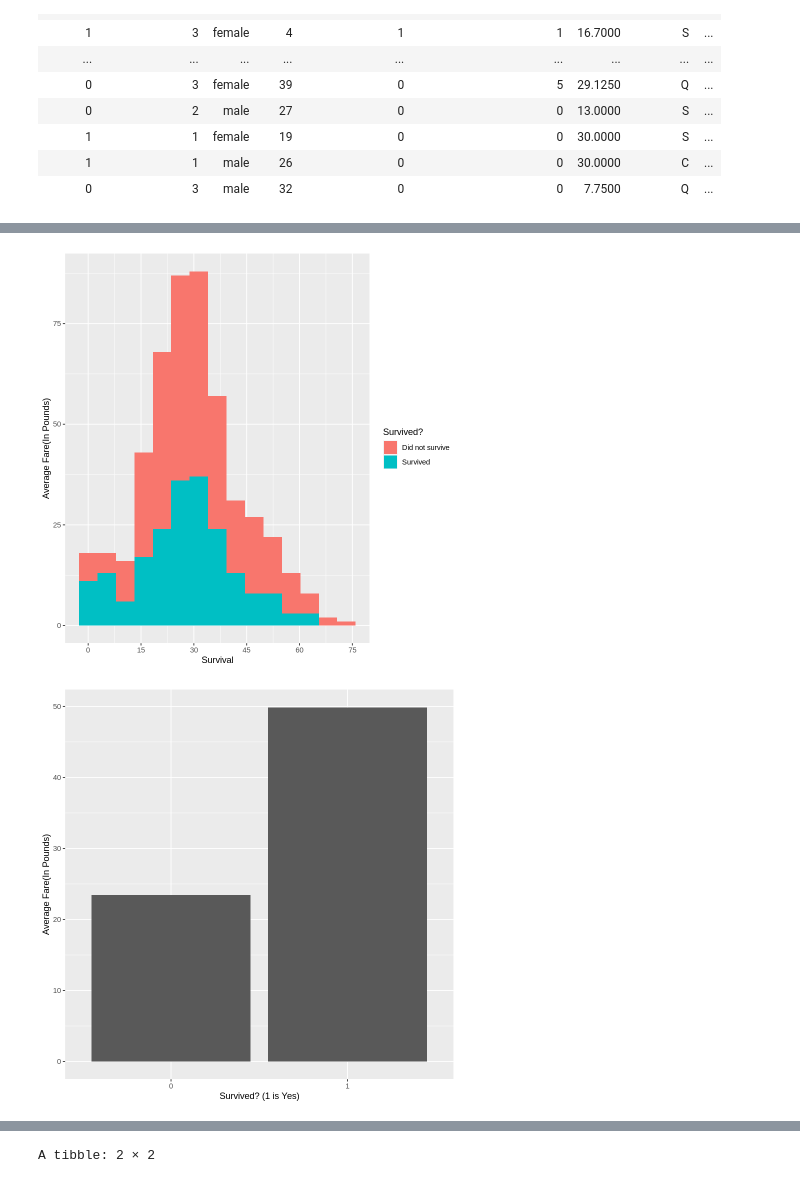
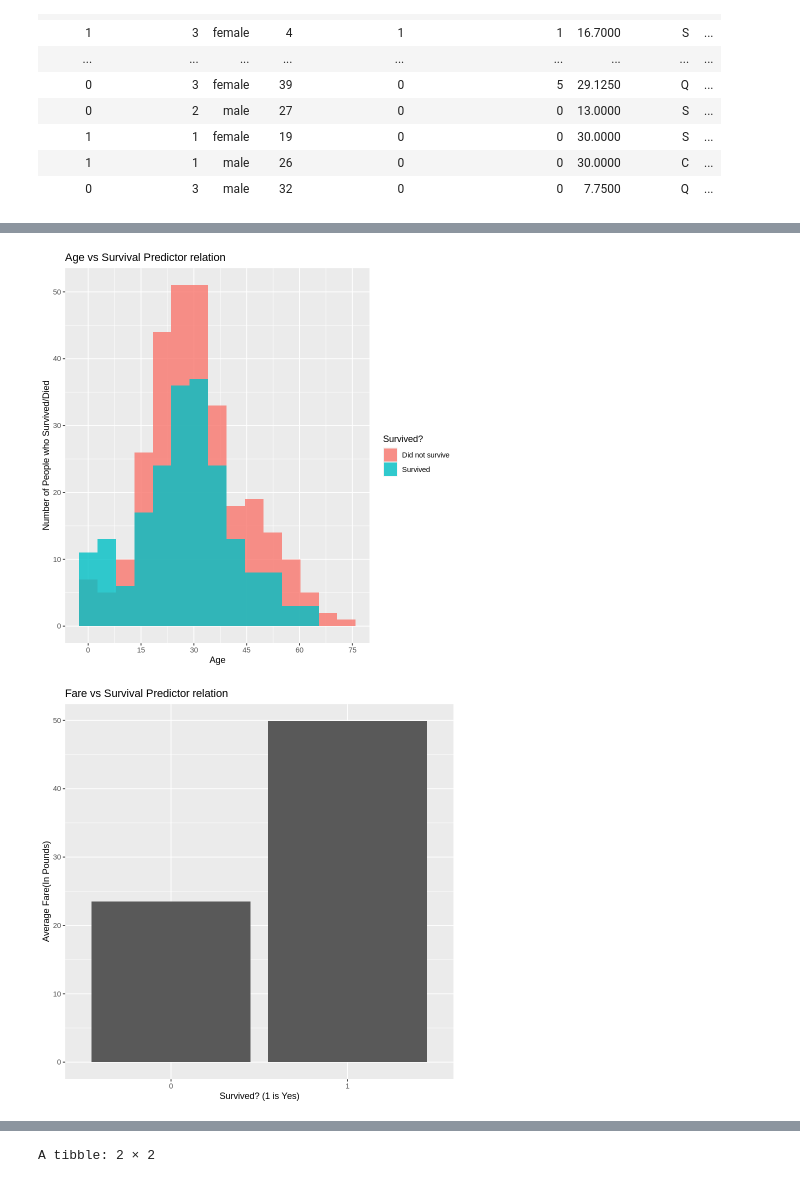
Before and after one commit to zhang17s/DSCI-100-Group-Project-, a Jupyter notebook: Proposal.ipynb, the cells around one changed output, grey strips where cells are left out. Drawn from its saved outputs; the diff is of its cells as text; code cells hidden in the pictures.

```diff
--- a/Proposal.ipynb
+++ b/Proposal.ipynb
@@ -177,16 +162,17 @@ Warning message:
 # %%
 temp_data_graph <- boat_train |>
     mutate(Survived_char = ifelse(Survived == 1, "Survived", ifelse(Survived == 0, "Did not survive", NA)))
 
 FarevSurvived <- temp_data_graph |>
     ggplot(aes(x = Age, fill = as_factor(Survived_char))) +
-    geom_histogram(bins = 15) +
-    labs(x = "Survival", y = "Average Fare(In Pounds)", fill = "Survived?")+
-    scale_x_continuous(breaks = seq(from = 0, to = 85, by = 15))
+    geom_histogram(bins = 15, position = "identity", alpha = 0.8) +
+    labs(x = "Age", y = "Number of People who Survived/Died", fill = "Survived?")+
+    scale_x_continuous(breaks = seq(from = 0, to = 80, by = 15)) +
+    ggtitle("Age vs Survival Predictor relation")
 
 FarevSurvived
 # %% [output]
-[figure, old version]
+[figure, new version]
 # %%
 
 
@@ -195,8 +181,9 @@ FarevSurvived <- boat_train |>
     summarise(avg_fare = mean(Fare)) |>
     ggplot(aes(x = Survived, y = avg_fare)) +
     geom_bar(stat = "identity") +
-    labs(x = "Survived? (1 is Yes)", y = "Average Fare(In Pounds)")
+    labs(x = "Survived? (1 is Yes)", y = "Average Fare(In Pounds)") +
+    ggtitle("Fare vs Survival Predictor relation")
 
 FarevSurvived
 # %% [output]
-[figure, old version]
+[figure, new version]
```
Also changed, not shown: parts of 16 cells of this notebook.
